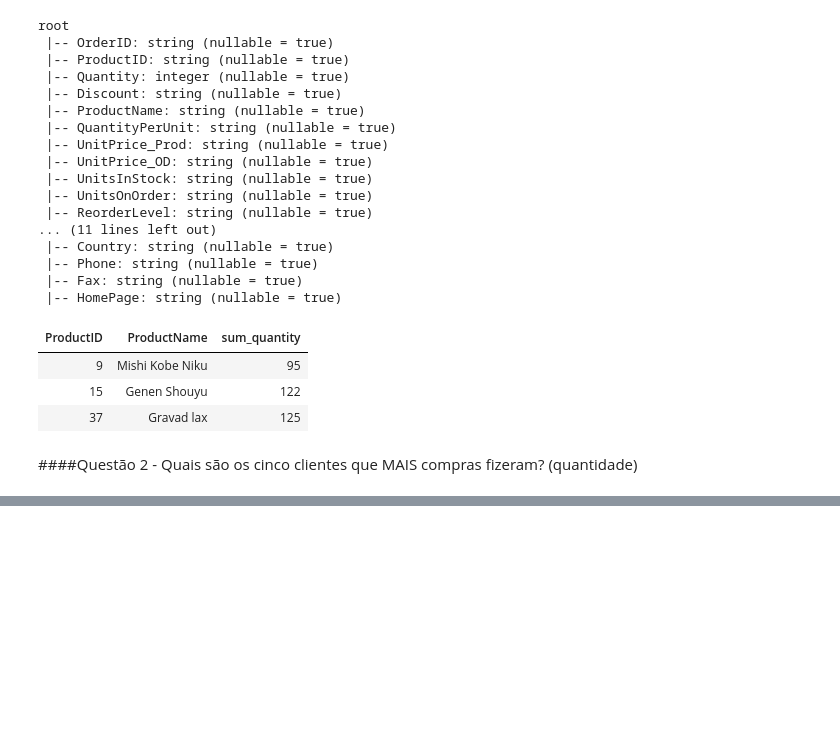
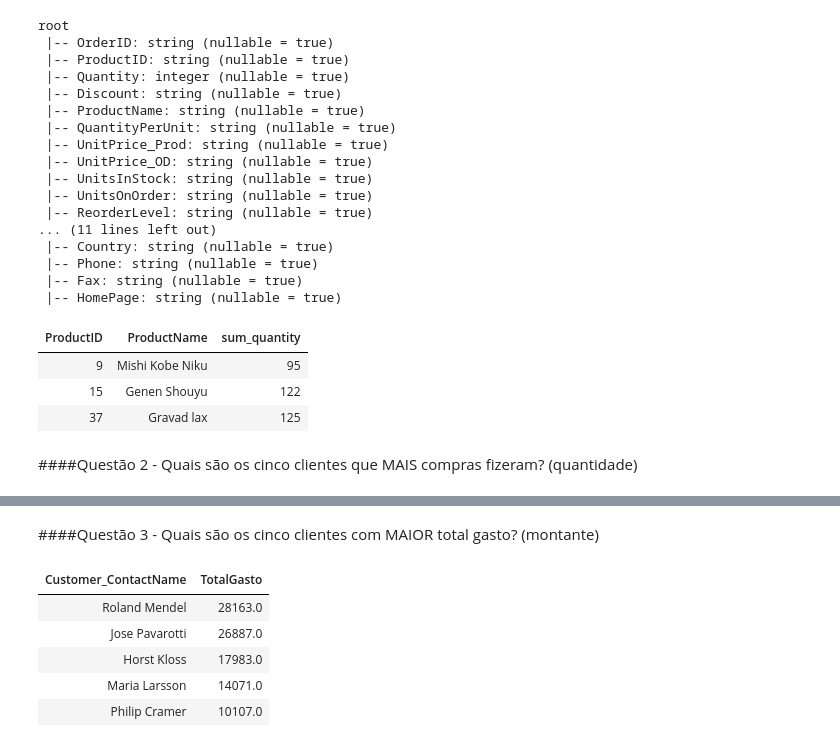
Before and after one commit to rhkavabata/Trabalho_final_big_data_1, a Jupyter notebook: nb_Diego.ipynb, the cells around one changed output, grey strips where cells are left out. Cells and saved outputs as stored; diff of their text form; code cells hidden in the pictures; blank space fills up the shorter version.

```diff
--- a/nb_Diego.ipynb
+++ b/nb_Diego.ipynb
@@ -220,0 +248,23 @@ display(df_3menosVend)
+# %% [markdown]
+####Questão 3 - Quais são os cinco clientes com MAIOR total gasto? (montante)
+# %%
+from pyspark.sql.functions import sum, expr
+
+#agrupa os produtos somando a quantidade
+df_5maioresGastos = df_Orders_Customers.groupBy('Customer_ContactName').agg(expr("sum(Quantity * UnitPrice_OD * (1 - Discount))"))
+
+#renomeia a coluna de quantidade
+df_5maioresGastos = df_5maioresGastos.withColumnRenamed('sum(((Quantity * UnitPrice_OD) * (1 - Discount)))','TotalGasto')
+
+#ordena o dataframe pela quantidade e limita o resultado aos três primeiros
+df_5maioresGastos = df_5maioresGastos.sort('TotalGasto', ascending=False).limit(5)
+
+#mostra o resultado
+display(df_5maioresGastos)
+# %% [output]
+| Customer_ContactName | TotalGasto |
+| Roland Mendel | 28163.0 |
+| Jose Pavarotti | 26887.0 |
+| Horst Kloss | 17983.0 |
+| Maria Larsson | 14071.0 |
+| Philip Cramer | 10107.0 |
```
Also changed, not shown: parts of 3 cells of this notebook.
